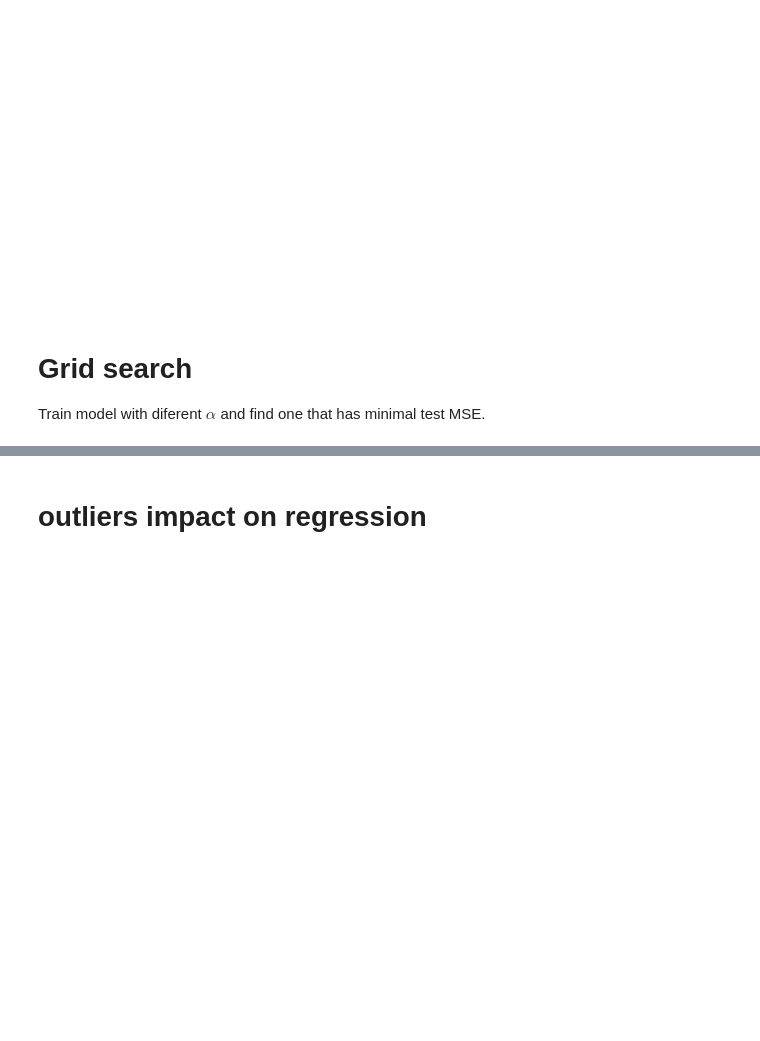
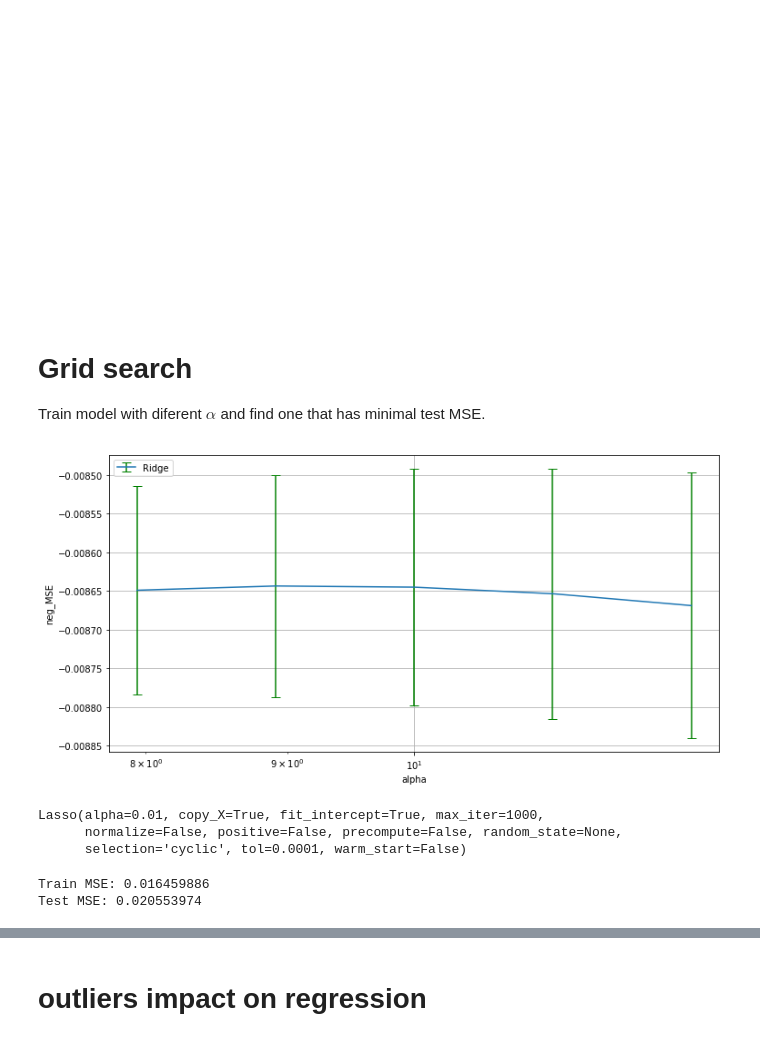
Before and after one commit to Evavanrooijen/HSE-mldm, a Jupyter notebook: Linear_regression.ipynb, the cells around one changed output, grey strips where cells are left out. Cells and saved outputs as stored; diff of their text form; code cells hidden in the pictures; blank space fills up the shorter version.

```diff
--- a/Linear_regression.ipynb
+++ b/Linear_regression.ipynb
@@ -127,6 +135,6 @@ RidgeRegression is just a LinearRegression, with l2 regularization - penalized f
 Let's train such a model with alpha=0.5
 # %%
 from sklearn.linear_model import Ridge
-<YOUR CODE: fit the model on training set>
-ridge = ...
-ridge.fit(...)
+#start at alpha 0.5
+ridge = Ridge(alpha=10)
+ridge.fit(X_train, Y_train)
@@ -182,8 +200,9 @@ def train_and_plot(models, parameter_dict):
     """This function takes a list of models and parameters
     dict as input and plots a graph of MSE loss VS parameter value"""
     for model in models:
-        #<YOUR CODE>
         # use GridSearchCV with neg_mean_squared_error scoring function
+        gs=GridSearchCV(model, parameter_dict, scoring='neg_mean_squared_error', cv=3)
+        cv_result=gs.fit(X_train,Y_train)
         # and 3 cross-validation folds to do grid search
         #<YOUR CODE>
         plt.errorbar(cv_result.cv_results_['param_alpha'],
@@ -199,12 +218,30 @@ def train_and_plot(models, parameter_dict):
 # %%
 plt.figure(figsize=(12,6))
 
-models = <YOUR CODE>
-parameter_dict = <YOUR CODE>
+models = [Ridge()]
+#-1, 3, 9 to find minimum and later specialize
+parameter_dict = {'alpha': np.logspace(0.9, 1.1, 5)}
 
 train_and_plot(models, parameter_dict)
+# %% [output]
+[figure, added]
 # %%
 from sklearn.linear_model import Lasso, ElasticNet
 # %%
 # Try playing with Lasso and/or ElasticNet to get better results
-#<YOUR CODE>
+# LASSO is slow (coordinated descent), as ridge uses SVD decomposition
+
+#start at 0.4
+lasso=Lasso(alpha=0.01)
+lasso.fit(X_train,Y_train)
+# %% [output]
+Lasso(alpha=0.01, copy_X=True, fit_intercept=True, max_iter=1000,
+      normalize=False, positive=False, precompute=False, random_state=None,
+      selection='cyclic', tol=0.0001, warm_start=False)
+# %%
+
+print("Train MSE:", mean_squared_error(Y_train,lasso.predict(X_train)))
+print("Test MSE:", mean_squared_error(Y_test,lasso.predict(X_test)))
+# %% [output]
+Train MSE: 0.016459886
+Test MSE: 0.020553974
```
Also changed, not shown: parts of 12 cells of this notebook.
